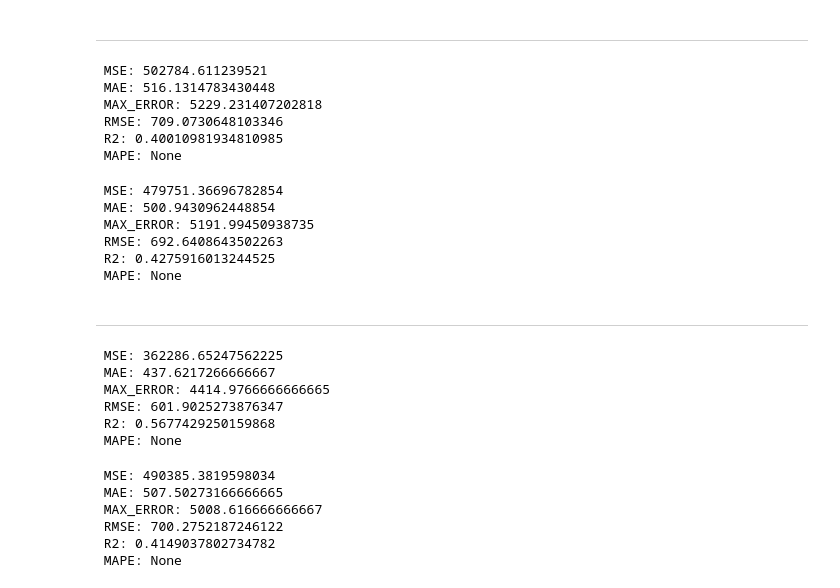
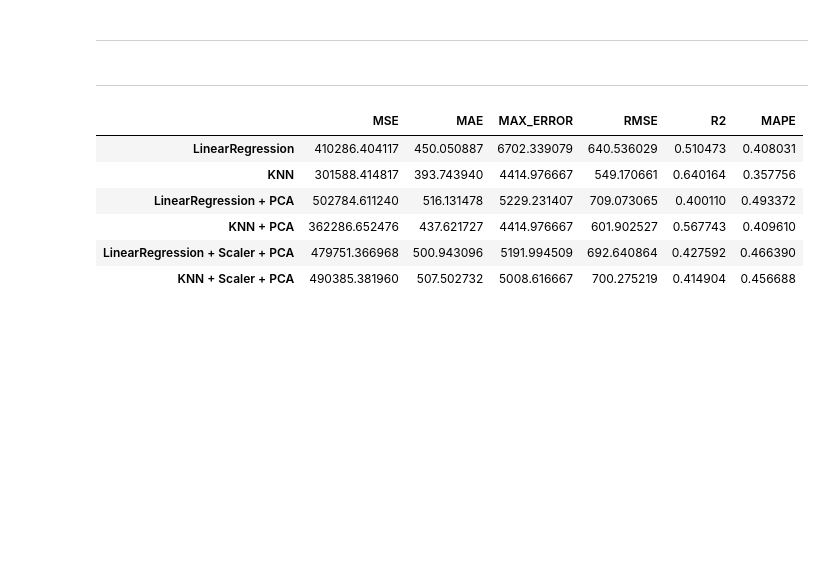
Before and after one commit to HSE-Study-Team/ML_GROUP, a Jupyter notebook: ltv_regression.ipynb, the cells around one changed output. Cells and saved outputs as stored; diff of their text form; code cells hidden in the pictures; blank space fills up the shorter version.

```diff
--- a/ltv_regression.ipynb
+++ b/ltv_regression.ipynb
@@ -534,44 +529,33 @@ array([[ 3.74795196, -0.95910278, -0.82144578, ..., -0.62018239,
 # %% [markdown]
 ---
 # %%
-lr_metrics_pca = Metrics(y_test, linear_regressor(X_train_pca, y_train, X_test_pca)).get_metrics()
-print(lr_metrics_pca)
+lr_metrics_pca = Metrics(y_test, linear_regressor(X_train_pca, y_train, X_test_pca)).get_metrics(True)
-# %% [output]
- MSE: 502784.611239521
- MAE: 516.1314783430448
- MAX_ERROR: 5229.231407202818
- RMSE: 709.0730648103346
- R2: 0.40010981934810985
- MAPE: None
 # %%
-lr_metrics_scale_pca = Metrics(y_test, linear_regressor(X_train_scale_pca, y_train, X_test_scale_pca)).get_metrics()
-print(lr_metrics_scale_pca)
+lr_metrics_scale_pca = Metrics(y_test, linear_regressor(X_train_scale_pca, y_train, X_test_scale_pca)).get_metrics(True)
-# %% [output]
- MSE: 479751.36696782854
- MAE: 500.9430962448854
- MAX_ERROR: 5191.99450938735
- RMSE: 692.6408643502263
- R2: 0.4275916013244525
- MAPE: None
 # %% [markdown]
 ---
 # %%
-knn_metrics_pca = Metrics(y_test, knn_regressor(X_train_pca, y_train, X_test_pca)).get_metrics()
-print(knn_metrics_pca)
+knn_metrics_pca = Metrics(y_test, knn_regressor(X_train_pca, y_train, X_test_pca)).get_metrics(True)
-# %% [output]
- MSE: 362286.65247562225
- MAE: 437.6217266666667
- MAX_ERROR: 4414.9766666666665
- RMSE: 601.9025273876347
- R2: 0.5677429250159868
- MAPE: None
 # %%
-knn_metrics_scale_pca = Metrics(y_test, knn_regressor(X_train_scale_pca, y_train, X_test_scale_pca)).get_metrics()
-print(knn_metrics_scale_pca)
+knn_metrics_scale_pca = Metrics(y_test, knn_regressor(X_train_scale_pca, y_train, X_test_scale_pca)).get_metrics(True)
-# %% [output]
- MSE: 490385.3819598034
- MAE: 507.50273166666665
- MAX_ERROR: 5008.616666666667
- RMSE: 700.2752187246122
- R2: 0.4149037802734782
- MAPE: None
+# %%
+pivot_metrics = pd.DataFrame(
+    [
+        lr_metrics.get_dict(),
+        knn_metrics.get_dict(),
+        lr_metrics_pca.get_dict(),
+        knn_metrics_pca.get_dict(),
+        lr_metrics_scale_pca.get_dict(),
+        knn_metrics_scale_pca.get_dict()
+    ], index=['LinearRegression', 'KNN', 'LinearRegression + PCA', 'KNN + PCA', 'LinearRegression + Scaler + PCA', 'KNN + Scaler + PCA']
+)
+
+pivot_metrics
+# %% [output]
+|  | MSE | MAE | MAX_ERROR | RMSE | R2 | MAPE |
+| LinearRegression | 410286.404117 | 450.050887 | 6702.339079 | 640.536029 | 0.510473 | 0.408031 |
+| KNN | 301588.414817 | 393.743940 | 4414.976667 | 549.170661 | 0.640164 | 0.357756 |
+| LinearRegression + PCA | 502784.611240 | 516.131478 | 5229.231407 | 709.073065 | 0.400110 | 0.493372 |
+| KNN + PCA | 362286.652476 | 437.621727 | 4414.976667 | 601.902527 | 0.567743 | 0.409610 |
+| LinearRegression + Scaler + PCA | 479751.366968 | 500.943096 | 5191.994509 | 692.640864 | 0.427592 | 0.466390 |
+| KNN + Scaler + PCA | 490385.381960 | 507.502732 | 5008.616667 | 700.275219 | 0.414904 | 0.456688 |
```
Also changed, not shown: parts of 21 cells of this notebook.
